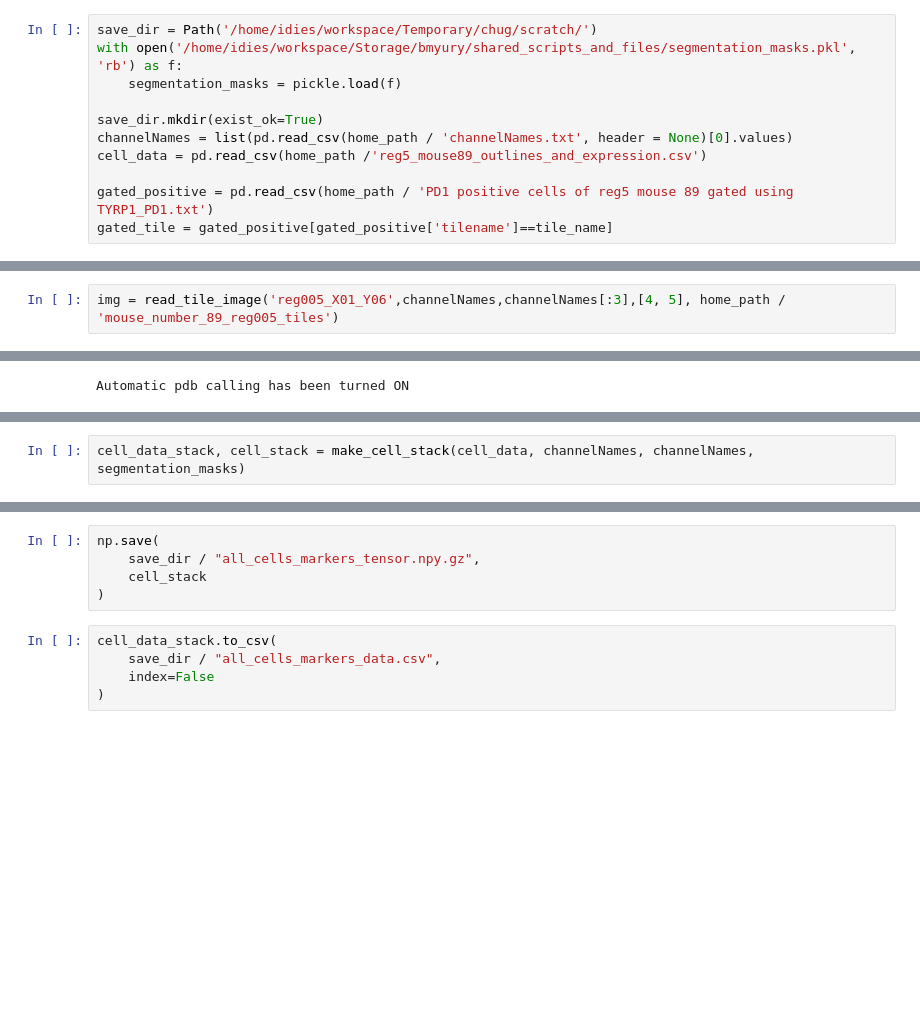
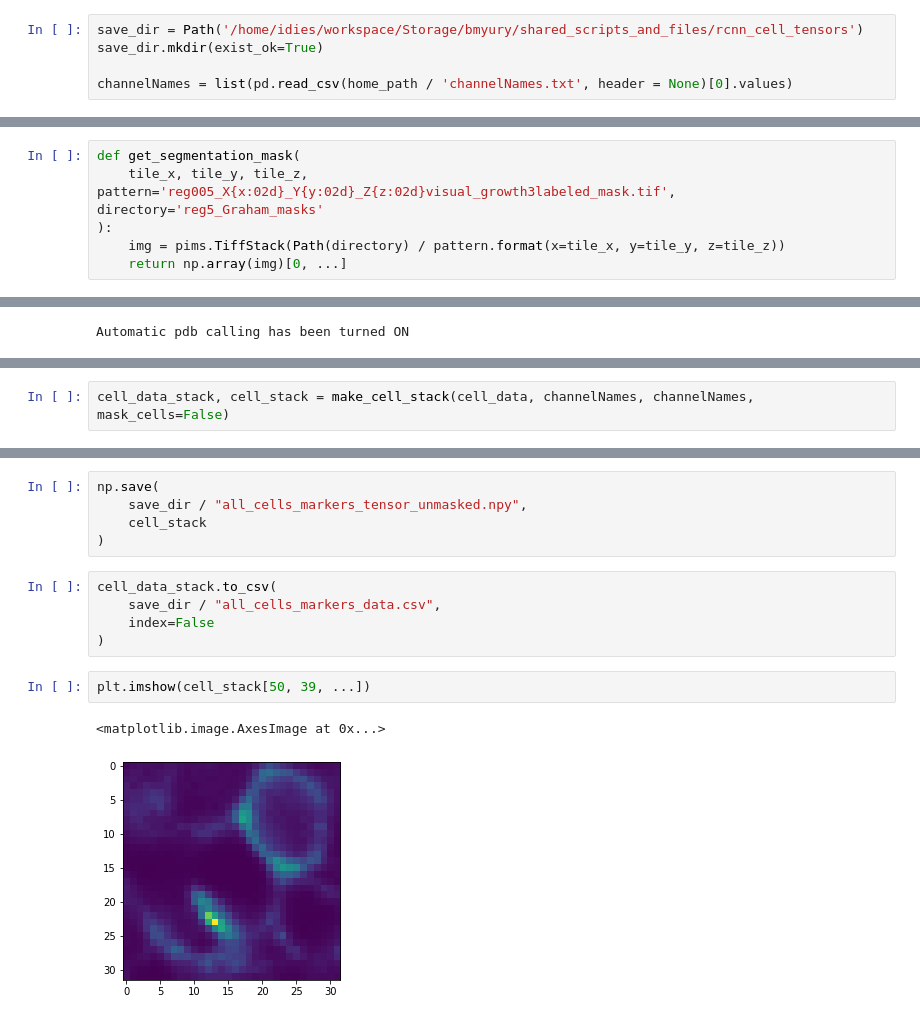
Before and after one commit to IAWG-CSBC-PSON/pd1-asymmetry, a Jupyter notebook: pd1_project/make_pd1_cell_tensors.ipynb, the cells around one changed output, grey strips where cells are left out. Cells and saved outputs as stored; diff of their text form; blank space fills up the shorter version.

Commit message:
Update cell tensor script to process RCNN segmentation data for all channels/markers

```diff
--- a/pd1_project/make_pd1_cell_tensors.ipynb
+++ b/pd1_project/make_pd1_cell_tensors.ipynb
@@ -112,11 +96,5 @@ tile_names
 # %%
-save_dir = Path('/home/idies/workspace/Temporary/chug/scratch/')
-with open('/home/idies/workspace/Storage/bmyury/shared_scripts_and_files/segmentation_masks.pkl', 'rb') as f:
-    segmentation_masks = pickle.load(f)
+save_dir = Path('/home/idies/workspace/Storage/bmyury/shared_scripts_and_files/rcnn_cell_tensors')
+save_dir.mkdir(exist_ok=True)
 
-save_dir.mkdir(exist_ok=True)
 channelNames = list(pd.read_csv(home_path / 'channelNames.txt', header = None)[0].values)
-cell_data = pd.read_csv(home_path /'reg5_mouse89_outlines_and_expression.csv')
-
-gated_positive = pd.read_csv(home_path / 'PD1 positive cells of reg5 mouse 89 gated using TYRP1_PD1.txt')
-gated_tile = gated_positive[gated_positive['tilename']==tile_name]
@@ -128,2 +100,0 @@ plt.imshow(segmentation_masks[('reg005_X01_Y06', 3)])
-# %%
-img = read_tile_image('reg005_X01_Y06',channelNames,channelNames[:3],[4, 5], home_path / 'mouse_number_89_reg005_tiles')
@@ -134,3 +101,9 @@ img.shape
+# %%
+def get_segmentation_mask(
+    tile_x, tile_y, tile_z, pattern='reg005_X{x:02d}_Y{y:02d}_Z{z:02d}visual_growth3labeled_mask.tif', directory='reg5_Graham_masks'
+):
+    img = pims.TiffStack(Path(directory) / pattern.format(x=tile_x, y=tile_y, z=tile_z))
+    return np.array(img)[0, ...]
 # %%
 %pdb
 # %% [output]
@@ -168,3 +153,3 @@ def make_cell_stack(
 # %%
-cell_data_stack, cell_stack = make_cell_stack(cell_data, channelNames, channelNames, segmentation_masks)
+cell_data_stack, cell_stack = make_cell_stack(cell_data, channelNames, channelNames, mask_cells=False)
 # %% [output]
@@ -188,6 +199,6 @@ cell_data_stack, cell_stack = make_cell_stack(cell_data, channelNames, channelNa
 # %%
 np.save(
-    save_dir / "all_cells_markers_tensor.npy.gz",
+    save_dir / "all_cells_markers_tensor_unmasked.npy",
     cell_stack
 )
 # %%
@@ -195,3 +206,8 @@ cell_data_stack.to_csv(
     save_dir / "all_cells_markers_data.csv",
     index=False
 )
+# %%
+plt.imshow(cell_stack[50, 39, ...])
+# %% [output]
+<matplotlib.image.AxesImage at 0x...>
+[figure, added]
```
Also changed, not shown: parts of 14 cells of this notebook.
